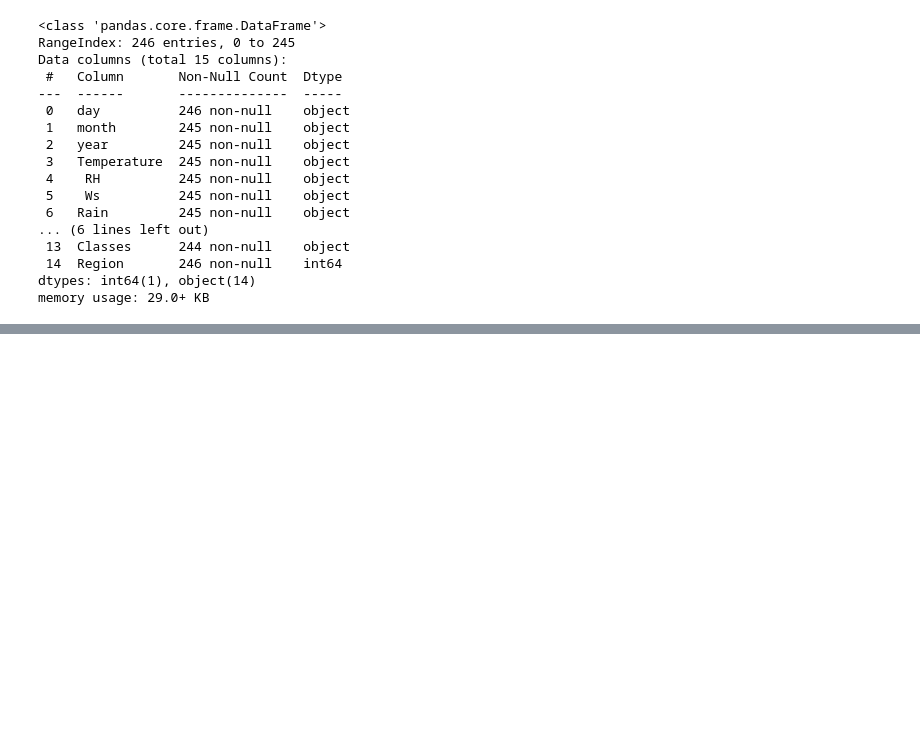
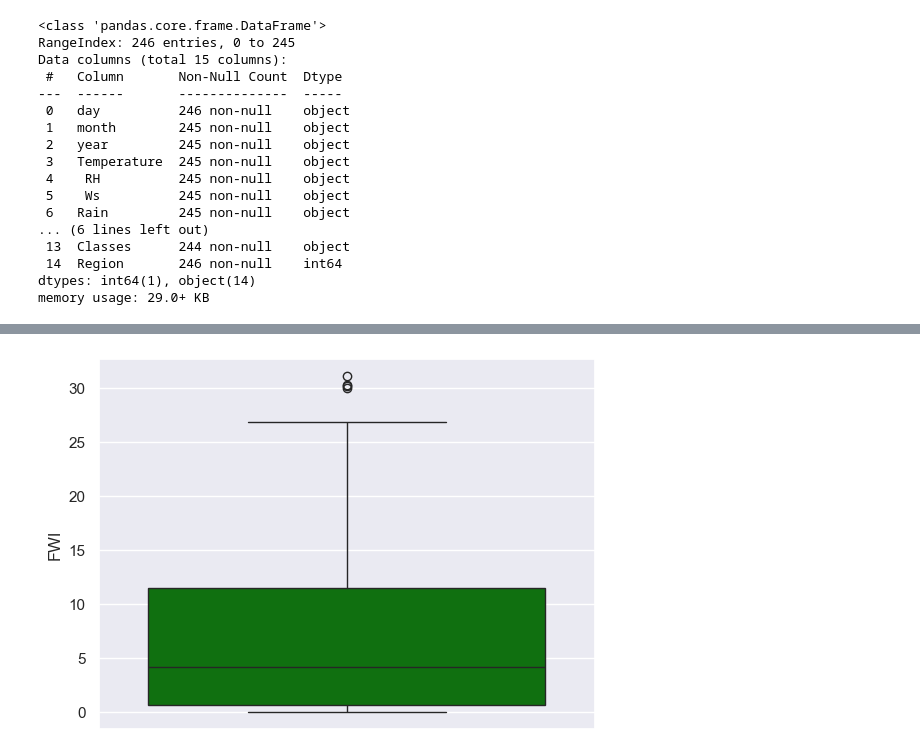
Before and after one commit to sanjip1203/Algerian-Forest-Fires-Dataset-anlysis-and-prediction, a Jupyter notebook: Algerian forestfire dataset .ipynb, the cells around one changed output, grey strips where cells are left out. Saved outputs shown, nothing was run; the diff lists cells and outputs as text; code cells hidden in the pictures; blank space fills up the shorter version.

```diff
--- a/Algerian forestfire dataset .ipynb
+++ b/Algerian forestfire dataset .ipynb
@@ -143,0 +181,3 @@ NameError: name 'df' is not defined
+# %%
+## fixing spaces in columns
+df.columns = df.columns.str.strip()
@@ -143,0 +190,3 @@ NameError: name 'df' is not defined
+# %%
+## change the required columns as int data type
+df[['day', 'month', 'year', 'Temperature', 'RH', 'Ws']] = df[['day', 'month', 'year', 'Temperature', 'RH', 'Ws']].astype(int)
@@ -143,0 +339,6 @@ NameError: name 'df' is not defined
+# %%
+### boxplots
+sns.boxplot(df['FWI'],color='green')
+plt.show()
+# %% [output]
+[figure, added]
```
Also changed, not shown: parts of 28 cells of this notebook, 1 other file.
